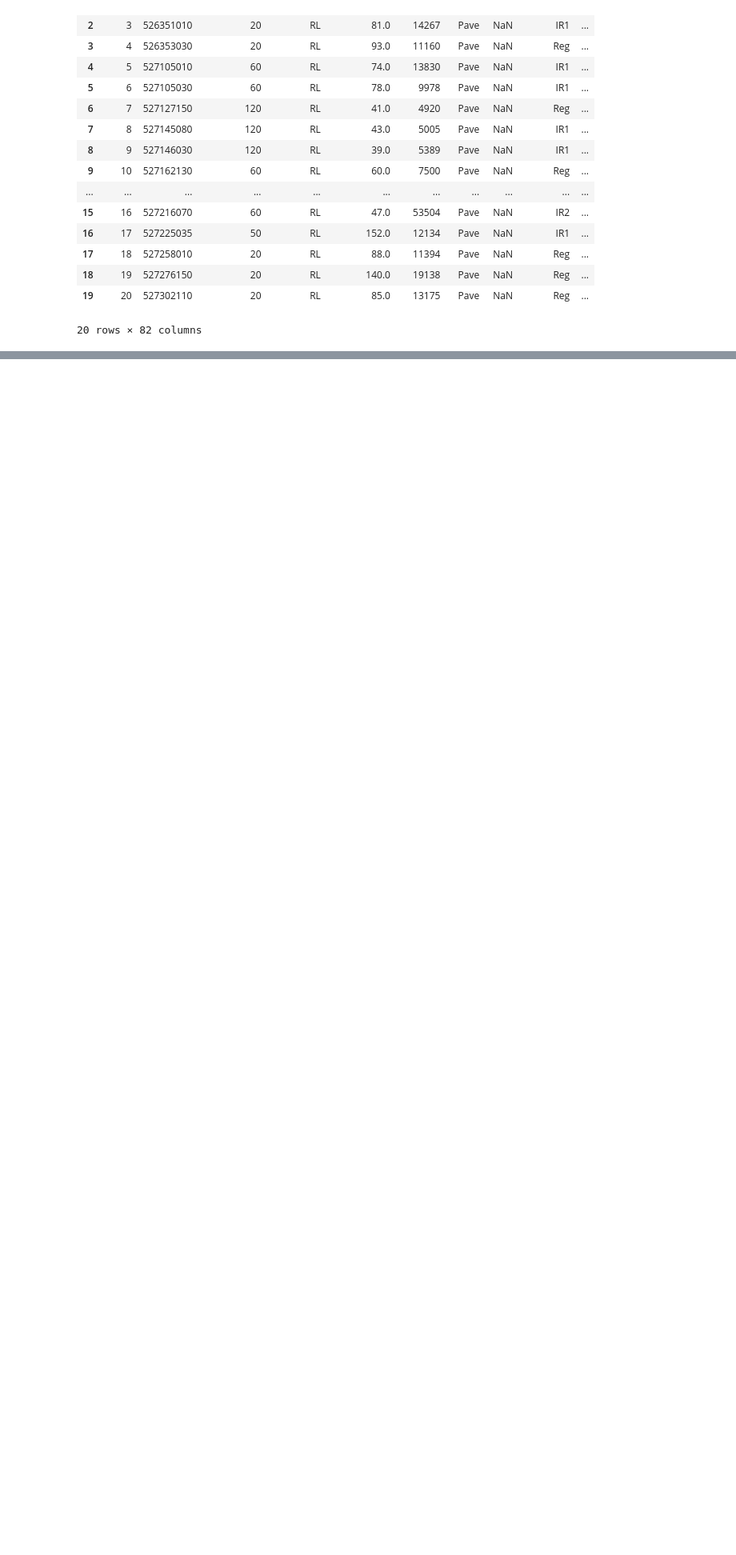
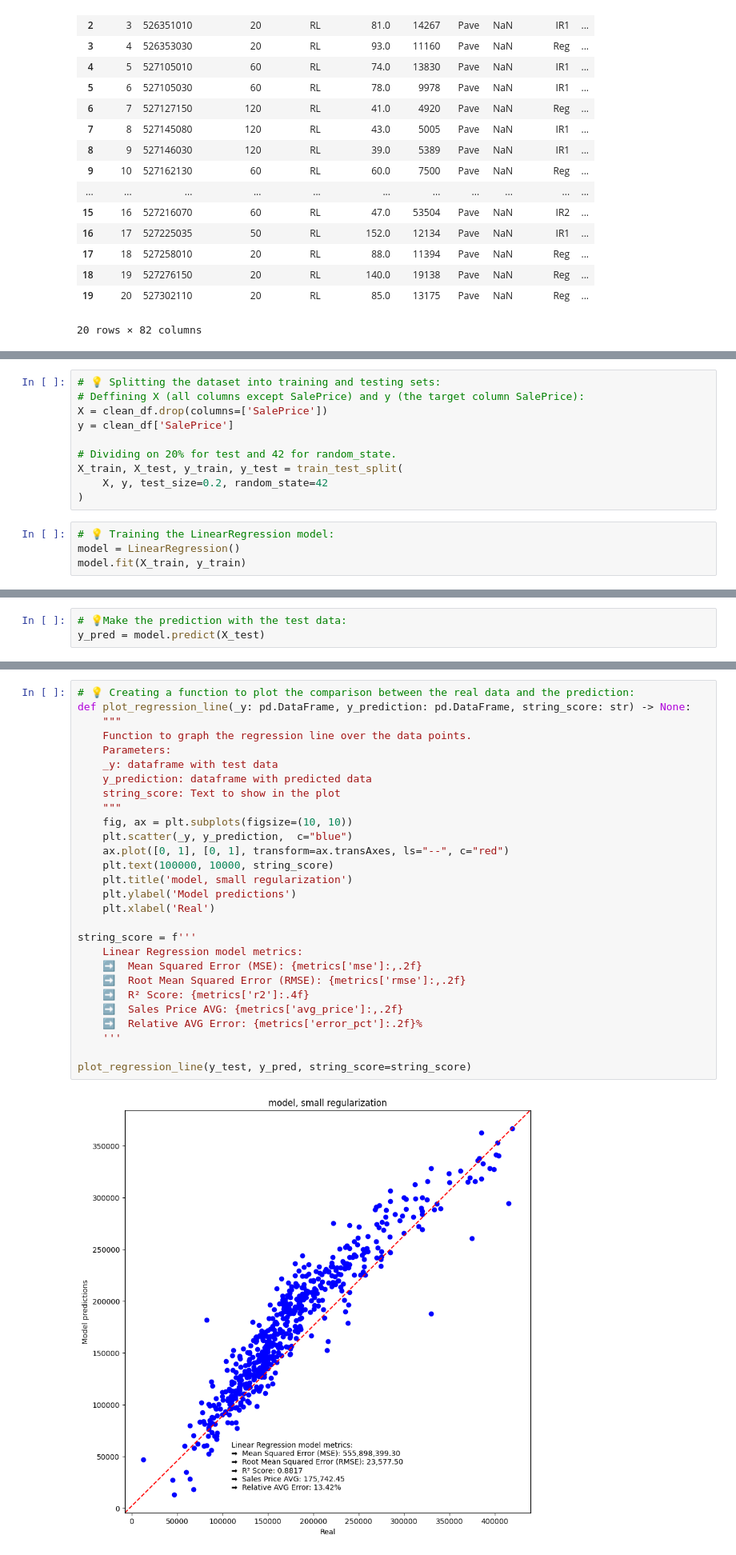
Before and after one commit to hhvergara/ml_clasificacion_regresion, a Jupyter notebook: API2.ipynb, the cells around one changed output, grey strips where cells are left out. Shown at 80% size. Saved outputs shown, nothing was run; the diff lists cells and outputs as text; blank space fills up the shorter version.

```diff
--- a/API2.ipynb
+++ b/API2.ipynb
@@ -218,0 +271,14 @@ Overall Qual   SalePrice        0.799262
+# %%
+# 💡 Splitting the dataset into training and testing sets:
+# Deffining X (all columns except SalePrice) and y (the target column SalePrice):
+X = clean_df.drop(columns=['SalePrice'])
+y = clean_df['SalePrice']
+
+# Dividing on 20% for test and 42 for random_state.
+X_train, X_test, y_train, y_test = train_test_split(
+    X, y, test_size=0.2, random_state=42
+)
+# %%
+# 💡 Training the LinearRegression model:
+model = LinearRegression()
+model.fit(X_train, y_train)
@@ -218,0 +287,3 @@ Overall Qual   SalePrice        0.799262
+# %%
+# 💡Make the prediction with the test data:
+y_pred = model.predict(X_test)
@@ -218,0 +343,30 @@ Overall Qual   SalePrice        0.799262
+# %%
+# 💡 Creating a function to plot the comparison between the real data and the prediction:
+def plot_regression_line(_y: pd.DataFrame, y_prediction: pd.DataFrame, string_score: str) -> None:
+    """
+    Function to graph the regression line over the data points.
+    Parameters:
+    _y: dataframe with test data
+    y_prediction: dataframe with predicted data
+    string_score: Text to show in the plot
+    """
+    fig, ax = plt.subplots(figsize=(10, 10))
+    plt.scatter(_y, y_prediction,  c="blue")
+    ax.plot([0, 1], [0, 1], transform=ax.transAxes, ls="--", c="red")
+    plt.text(100000, 10000, string_score)
+    plt.title('model, small regularization')
+    plt.ylabel('Model predictions')
+    plt.xlabel('Real')
+
+string_score = f'''
+    Linear Regression model metrics:
+    ➡️  Mean Squared Error (MSE): {metrics['mse']:,.2f}
+    ➡️  Root Mean Squared Error (RMSE): {metrics['rmse']:,.2f}
+    ➡️  R² Score: {metrics['r2']:.4f}
+    ➡️  Sales Price AVG: {metrics['avg_price']:,.2f}
+    ➡️  Relative AVG Error: {metrics['error_pct']:.2f}%
+    '''
+
+plot_regression_line(y_test, y_pred, string_score=string_score)
+# %% [output]
+[figure, added]
```
Also changed, not shown: parts of 15 cells of this notebook.
